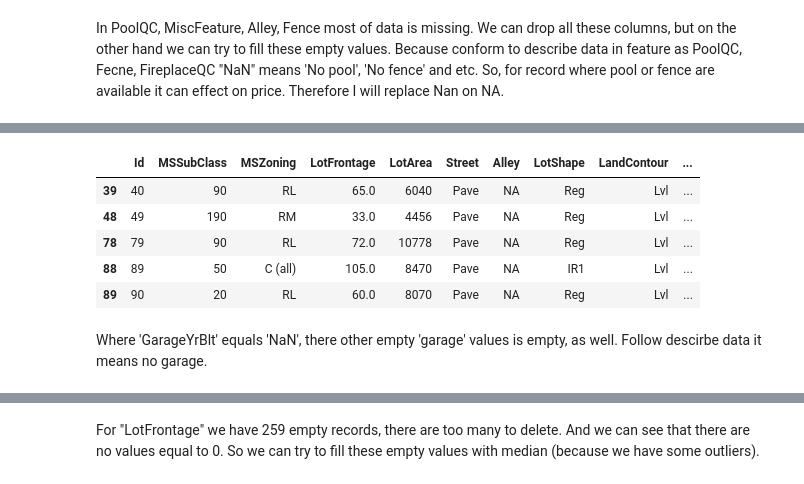
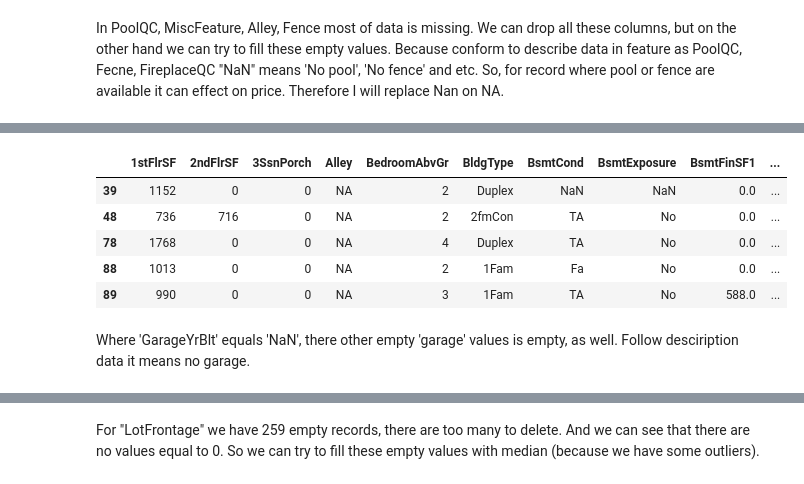
Before and after one commit to marekts/Projects, a Jupyter notebook: Real estate price prediction/Price predict.ipynb, the cells around one changed output, grey strips where cells are left out. Drawn from its saved outputs; the diff is of its cells as text; code cells hidden in the pictures.

```diff
--- a/Real estate price prediction/Price predict.ipynb
+++ b/Real estate price prediction/Price predict.ipynb
@@ -72,0 +106,15 @@ data_frame.hist(figsize=(20, 20), bins=20);
+# %%
+# Save train and test ID
+train_id = train.pop('Id')
+test_id = test.pop('Id')
+
+# Train and test index
+train_index = train.shape[0]
+test_index = test.shape[0]
+
+data_frame = pd.concat([train, test])
+data_frame.reset_index(inplace=True, drop=True)
+# %%
+# Set target variable and drop it from dataset
+target = train['SalePrice']
+data_frame.drop(['SalePrice'], axis=1, inplace=True)
@@ -115,19 +168,19 @@ Othr     2
 TenC     1
 Name: MiscFeature, dtype: int64
 # %%
-cleaned_data = data_frame.copy()
+clean_data = data_frame.copy()
 # %%
-cleaned_data[['MiscFeature', 'PoolQC', 'Alley', 'Fence', 'FireplaceQu']] = data_frame[['MiscFeature',
-'PoolQC', 'Alley', 'Fence', 'FireplaceQu']].fillna('NA')
+for x in ('MiscFeature', 'PoolQC', 'Alley', 'Fence', 'FireplaceQu'):
+    clean_data[x] = clean_data[x].fillna('NA')
 # %%
-cleaned_data[cleaned_data['GarageYrBlt'].isnull()][:5]
+clean_data[clean_data['GarageYrBlt'].isnull()][:5]
 # %% [output]
-|  | Id | MSSubClass | MSZoning | LotFrontage | LotArea | Street | Alley | LotShape | LandContour | ... |
-| 39 | 40 | 90 | RL | 65.0 | 6040 | Pave | NA | Reg | Lvl | ... |
-| 48 | 49 | 190 | RM | 33.0 | 4456 | Pave | NA | Reg | Lvl | ... |
-| 78 | 79 | 90 | RL | 72.0 | 10778 | Pave | NA | Reg | Lvl | ... |
-| 88 | 89 | 50 | C (all) | 105.0 | 8470 | Pave | NA | IR1 | Lvl | ... |
-| 89 | 90 | 20 | RL | 60.0 | 8070 | Pave | NA | Reg | Lvl | ... |
+|  | 1stFlrSF | 2ndFlrSF | 3SsnPorch | Alley | BedroomAbvGr | BldgType | BsmtCond | BsmtExposure | BsmtFinSF1 | ... |
+| 39 | 1152 | 0 | 0 | NA | 2 | Duplex | NaN | NaN | 0.0 | ... |
+| 48 | 736 | 716 | 0 | NA | 2 | 2fmCon | TA | No | 0.0 | ... |
+| 78 | 1768 | 0 | 0 | NA | 4 | Duplex | TA | No | 0.0 | ... |
+| 88 | 1013 | 0 | 0 | NA | 2 | 1Fam | Fa | No | 0.0 | ... |
+| 89 | 990 | 0 | 0 | NA | 3 | 1Fam | TA | No | 588.0 | ... |
 # %% [markdown]
-Where 'GarageYrBlt' equals 'NaN', there other empty 'garage' values is empty, as well. Follow descirbe data it means no garage.
+Where 'GarageYrBlt' equals 'NaN', there other empty 'garage' values is empty, as well. Follow desciription data it means no garage.
 # %%
```
Also changed, not shown: parts of 76 cells of this notebook.
